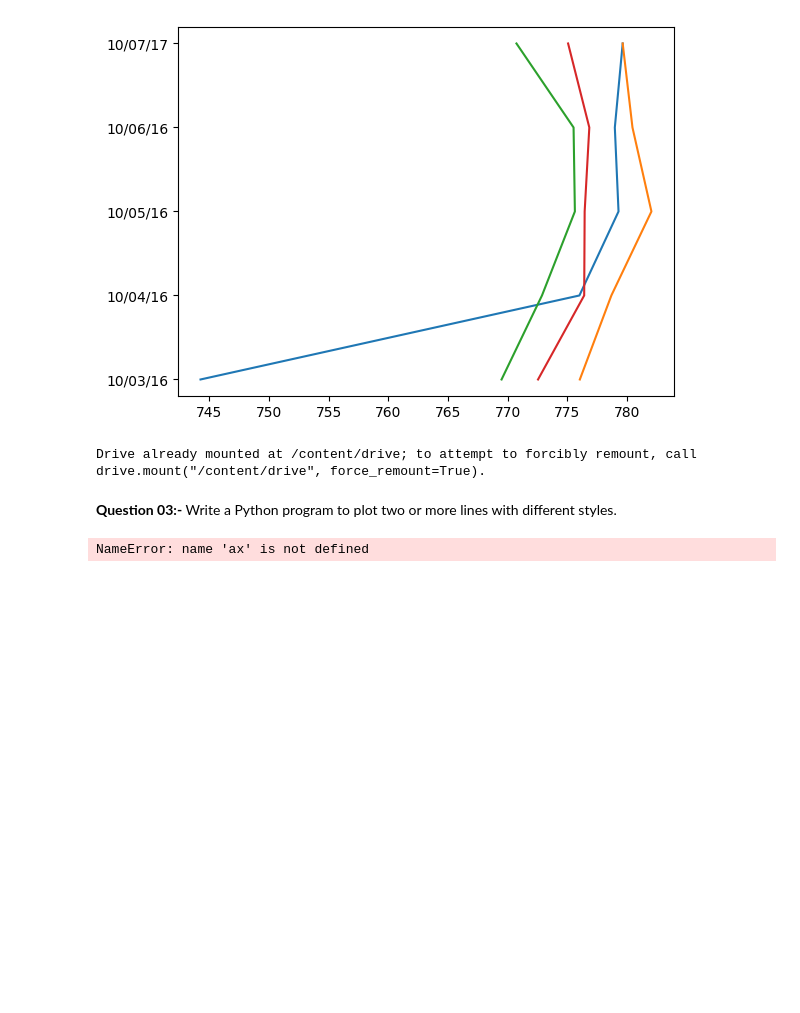
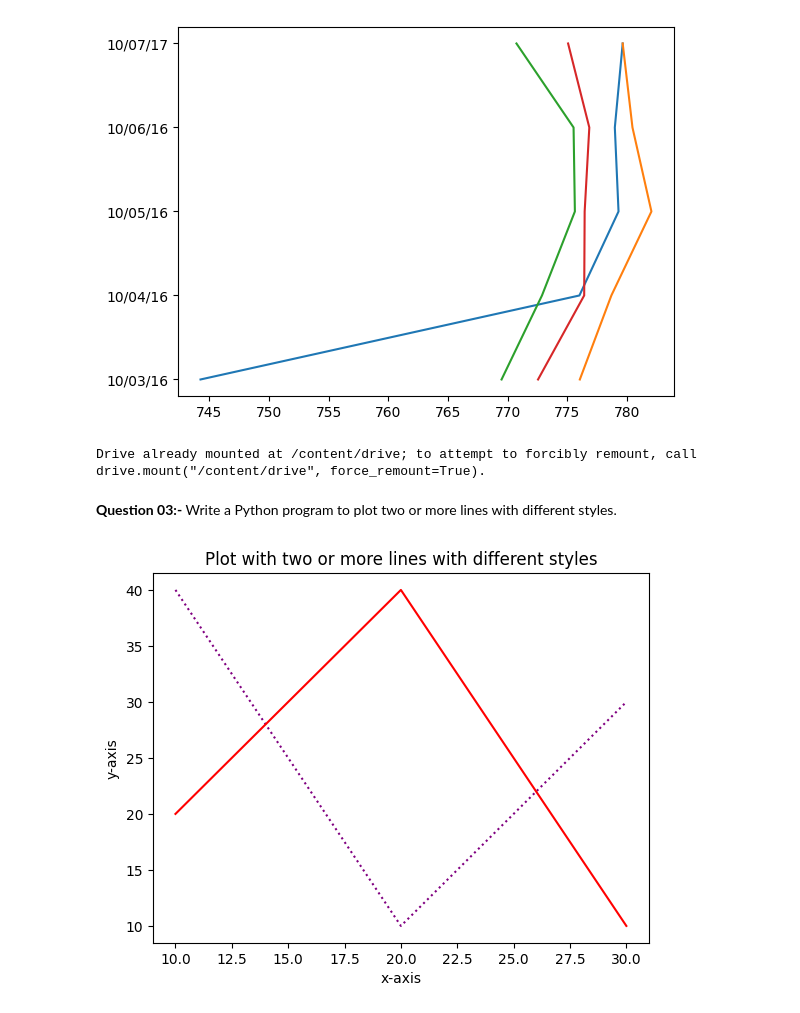
Before and after one commit to OshankAgrawal/Foundation-of-Data-Science, a Jupyter notebook: Matplotlib_Exercise.ipynb, the cells around one changed output. Cells and saved outputs as stored; diff of their text form; code cells hidden in the pictures; blank space fills up the shorter version.

```diff
--- a/Matplotlib_Exercise.ipynb
+++ b/Matplotlib_Exercise.ipynb
@@ -204,17 +204,16 @@ Drive already mounted at /content/drive; to attempt to forcibly remount, call dr
 # %%
 import numpy as np
 import matplotlib.pyplot as plt
 
 x=np.array([10,20,30])
 y=np.array([40,10,30])
 y1=np.array([20,40,10])
 
-ax.plot(x,y,linestyle='dotted',color='purple')
-ax.plot(x,y1,linestyle='-',color='red')
+plt.plot(x,y,linestyle='dotted',color='purple')
+plt.plot(x,y1,linestyle='-',color='red')
 plt.xlabel('x-axis')
 plt.ylabel('y-axis')
 plt.title('Plot with two or more lines with different styles')
-ax.legend([line1, line2], ['label1', 'label2'])
 plt.show()
 # %% [output]
-NameError: name 'ax' is not defined
+[figure, added]
```
